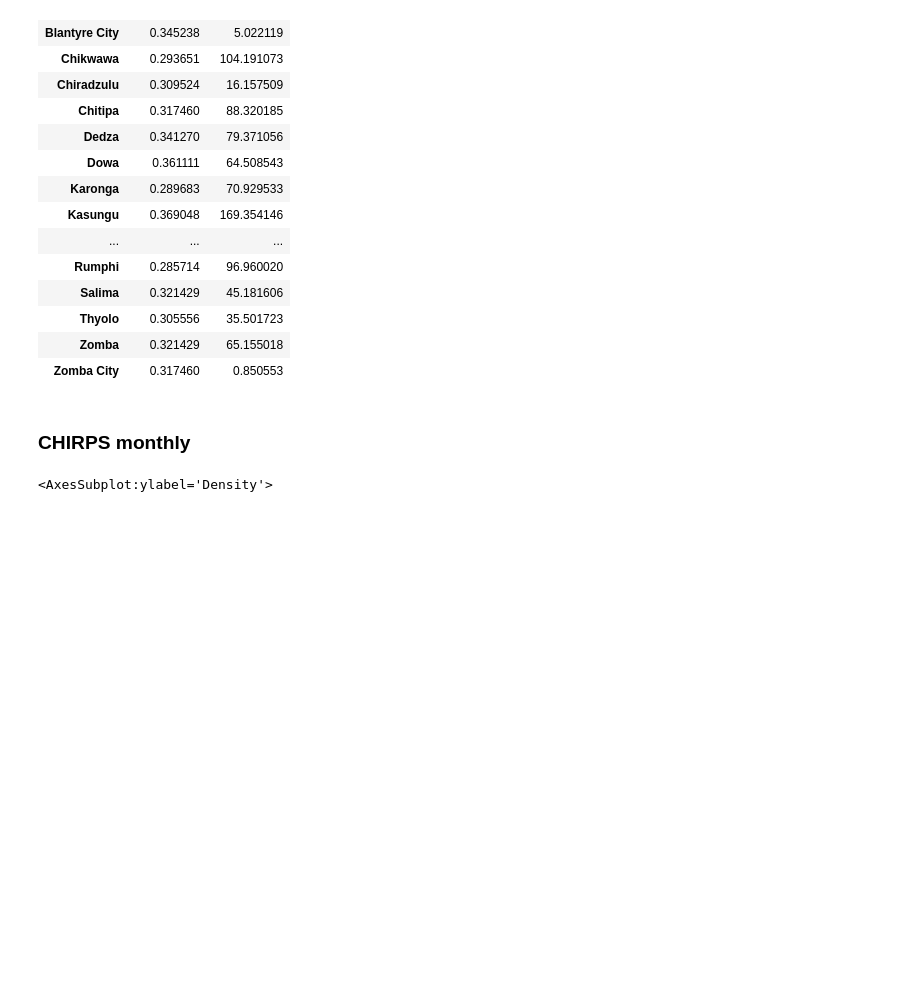
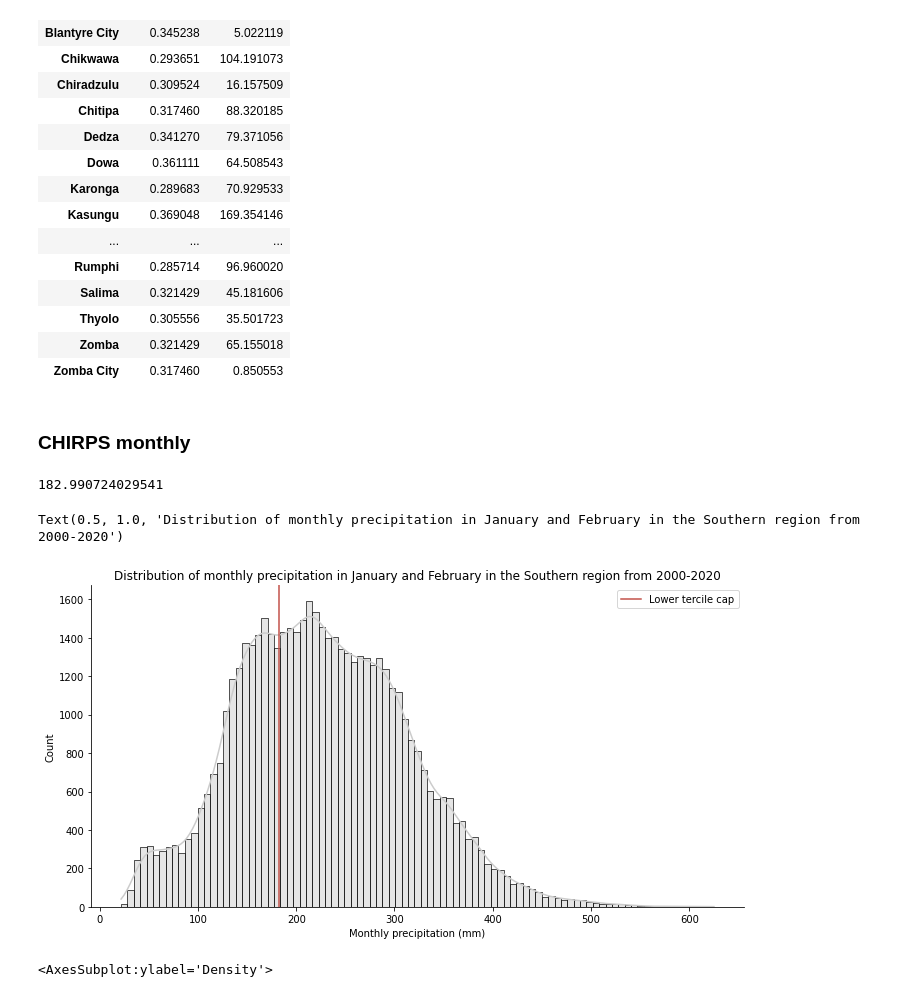
Before and after one commit to OCHA-DAP/pa-anticipatory-action, a Jupyter notebook: analyses/malawi/notebooks/mwi_observed_belowavg_precipitation.ipynb, the cells around one changed output. Saved outputs shown, nothing was run; the diff lists cells and outputs as text; code cells hidden in the pictures; blank space fills up the shorter version.

```diff
--- a/analyses/malawi/notebooks/mwi_observed_belowavg_precipitation.ipynb
+++ b/analyses/malawi/notebooks/mwi_observed_belowavg_precipitation.ipynb
@@ -46,14 +46,15 @@ from src.utils_general.plotting import plot_raster_boundaries_clip
 #### Set config values
 # %%
 country="malawi"
+country_iso3="mwi"
 config=Config()
 parameters = config.parameters(country)
 
-country_dir = os.path.join(config.DIR_PATH, config.ANALYSES_DIR, country)
-country_data_raw_dir = os.path.join(config.DATA_DIR,config.RAW_DIR,country)
-country_data_processed_dir = os.path.join(config.DATA_DIR,config.PROCESSED_DIR,country)
-country_data_exploration_dir = os.path.join(config.DATA_DIR,"exploration",country)
-drought_data_exploration_dir= os.path.join(config.DATA_DIR, "exploration",  'drought')
+country_dir = os.path.join(config.DIR_PATH, config.ANALYSES_DIR, country_iso3)
+country_data_raw_dir = os.path.join(config.DATA_DIR,config.PUBLIC_DIR,config.RAW_DIR,country_iso3)
+country_data_processed_dir = os.path.join(config.DATA_DIR,config.PUBLIC_DIR,config.PROCESSED_DIR,country_iso3)
+country_data_exploration_dir = os.path.join(config.DATA_DIR,config.PUBLIC_DIR,"exploration",country_iso3)
+drought_data_exploration_dir= os.path.join(config.DATA_DIR, config.PUBLIC_DIR,"exploration",  'drought')
 cams_data_dir=os.path.join(drought_data_exploration_dir,"CAMS_OPI")
 cams_tercile_path=os.path.join(cams_data_dir,"CAMS_tercile.nc")
 chirps_monthly_dir=os.path.join(drought_data_exploration_dir,"CHIRPS")
@@ -86,7 +87,7 @@ To do:
 # %%
 df_bound = gpd.read_file(adm1_bound_path)
 # %%
-chirps_monthly_mwi_path=os.path.join(chirps_monthly_dir,"chirps_mwi_monthly.nc")
+chirps_monthly_mwi_path=os.path.join(country_data_exploration_dir,"chirps","chirps_mwi_monthly.nc")
 # %%
 #date to make plots for to test values. To be sure this is consistent across the different plots
 test_date=cftime.DatetimeGregorian(2020, 1, 1, 0, 0, 0, 0)
@@ -504,6 +487,24 @@ df_bavg_adm2[["fract_below","Shape_Area"]]
 # df_belowavg_seas.drop("geometry",axis=1).to_csv(os.path.join(country_data_processed_dir,"observed_belowavg_precip","chirps_seasonal_below_average_precipitation.csv"),index=False)
 # %% [markdown]
 ### CHIRPS monthly
+# %%
+#plot distribution of historical values, used for dry spell trigger context
+df_bound_southern=df_bound[df_bound.ADM1_EN=="Southern"]
+ds_clip_janfeb=ds_clip.sel(time=ds_clip.time.dt.month.isin([1,2]))
+ds_clip_janfeb_southern=ds_clip_janfeb.rio.set_spatial_dims(x_dim="lon",y_dim="lat").rio.write_crs("EPSG:4326").rio.clip(df_bound_southern.geometry.apply(mapping), all_touched=True)
+ds_clip_janfeb_southern_selyears=ds_clip_janfeb_southern.sel(time=ds_clip_janfeb_southern.time.dt.year.isin(range(2000,2021)))
+#plot all values and tercile boundaries to get a feeling for the general distribution and if the tercile boundaries make sense
+g=sns.displot(ds_clip_janfeb_southern_selyears.precip.values.flatten(),kde=True,aspect=2,color="#CCCCCC")
+perc=np.percentile(ds_clip_janfeb_southern_selyears.precip.values.flatten()[~np.isnan(ds_clip_janfeb_southern_selyears.precip.values.flatten())], 33)
+print(perc)
+plt.axvline(perc,color="#C25048",label="Lower tercile cap")
+plt.legend()
+g.set(xlabel="Monthly precipitation (mm)")
+plt.title("Distribution of monthly precipitation in January and February in the Southern region from 2000-2020")
+# %% [output]
+182.990724029541
+Text(0.5, 1.0, 'Distribution of monthly precipitation in January and February in the Southern region from 2000-2020')
+[figure, added]
 # %%
 #ds_clip already contains the monthly data, so don't need further preprocessing for that
 #define the years that are used to define the climatology. We use 1981-2010 since this is also the period used by IRI's seasonal forecasts
```
Also changed, not shown: parts of 1 cell of this notebook.
